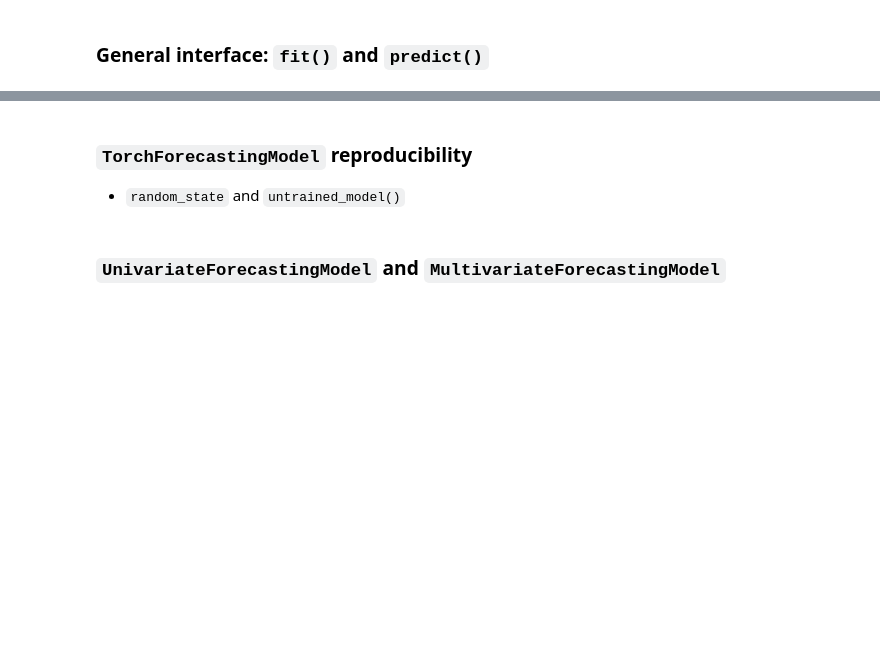
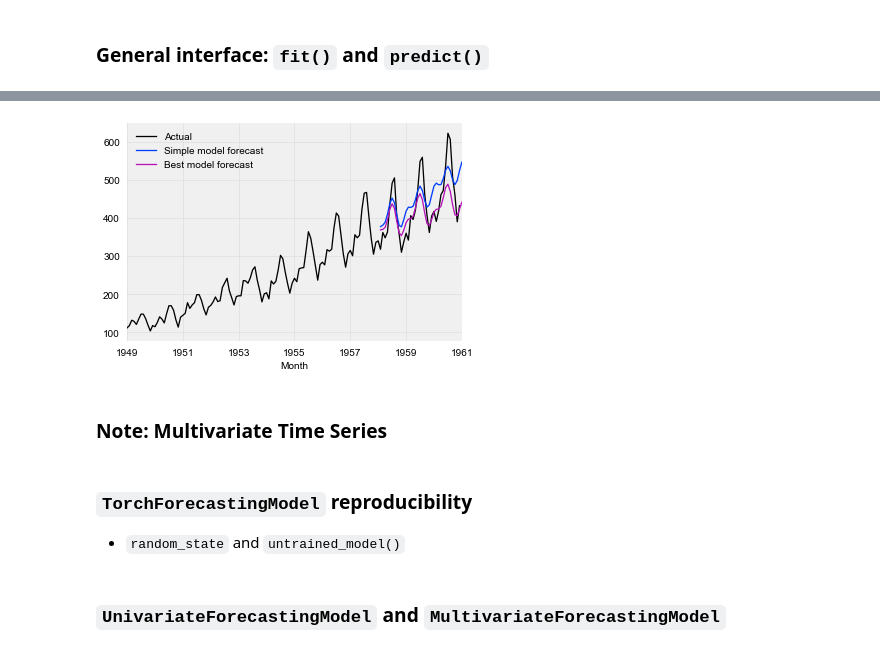
Before and after one commit to spazzy/darts, a Jupyter notebook: examples/darts-detailed-overview.ipynb, the cells around one changed output, grey strips where cells are left out. Saved outputs shown, nothing was run; the diff lists cells and outputs as text; code cells hidden in the pictures; blank space fills up the shorter version.

```diff
--- a/examples/darts-detailed-overview.ipynb
+++ b/examples/darts-detailed-overview.ipynb
@@ -230,3 +260,31 @@ plt.show()
+# %%
+from darts.models import FFT
+from darts.metrics import smape
+
+params_dict = {
+    'nr_freqs_to_keep': [5, 10, 15],
+    'trend': ['poly', 'exp'],
+    'trend_poly_degree': [1, 2, 3]
+}
+
+best_model = FFT.gridsearch(parameters=params_dict, training_series=air_series_train, val_target_series=air_series_val)
+best_model.fit(air_series_train)
+best_forecast = best_model.predict(36)
+
+simple_model = FFT(trend='poly')
+simple_model.fit(air_series_train)
+simple_forecast = simple_model.predict(36)
+
+air_series.plot(label="Actual")
+simple_forecast.plot(label="Simple model forecast")
+best_forecast.plot(label="Best model forecast")
+
+plt.legend()
+plt.show()
+# %% [output]
+[figure, added]
+# %% [markdown]
+### Note: Multivariate Time Series
 # %% [markdown]
 ### `TorchForecastingModel` reproducibility
 * `random_state` and `untrained_model()`
```
Also changed, not shown: parts of 11 cells of this notebook, 2 other files.
